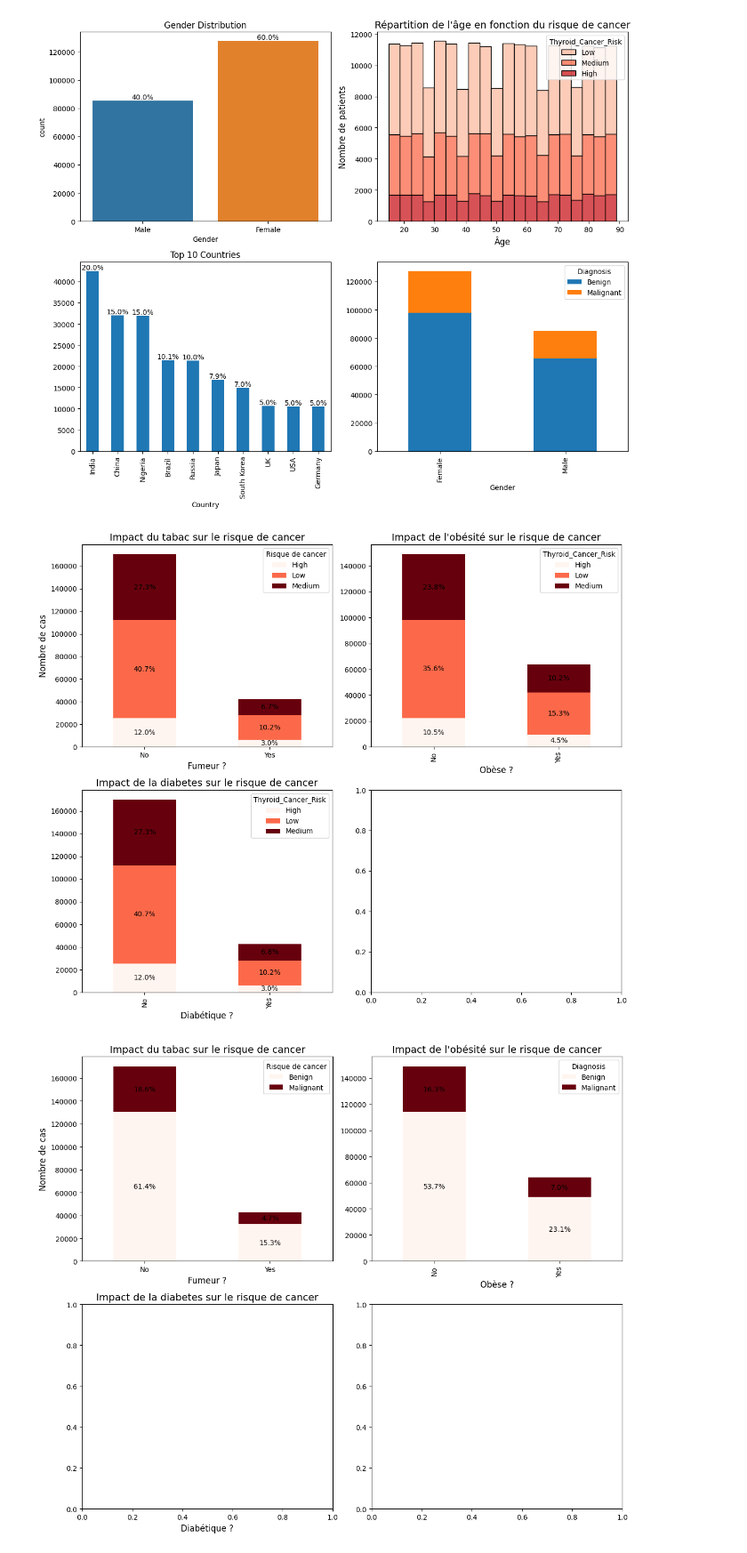
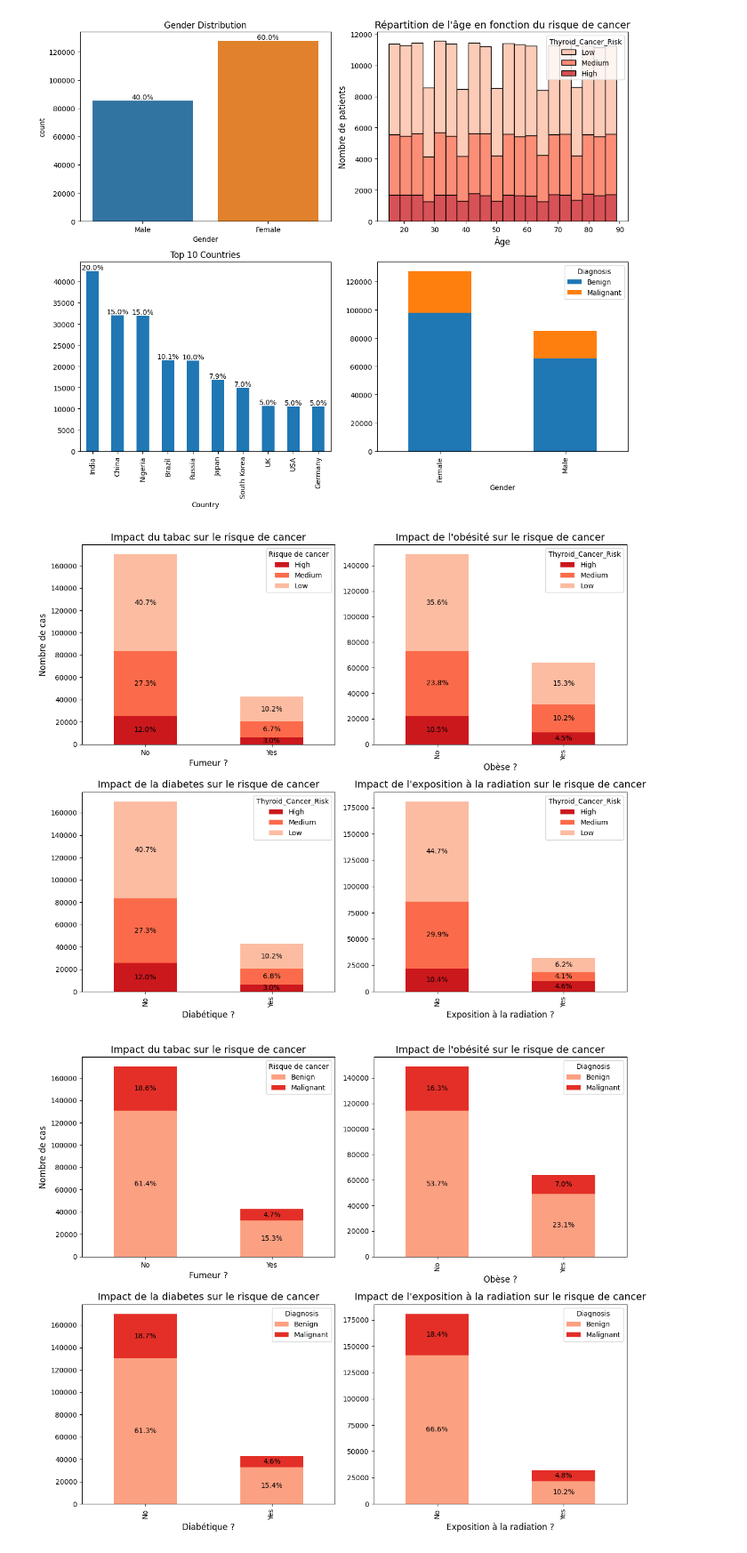
Before and after one commit to Death4Sword/ML_Cancer_Risk_Project, a Jupyter notebook: analyse_exhaustive.ipynb, the cells around one changed output. Shown at 89% size. Saved outputs shown, nothing was run; the diff lists cells and outputs as text; code cells hidden in the pictures.

```diff
--- a/analyse_exhaustive.ipynb
+++ b/analyse_exhaustive.ipynb
@@ -135,9 +145,17 @@ plt.show()
 # %%
 fig, axes = plt.subplots(2, 2, figsize=(12, 10))
 
+# Ordering & couleurs pour les graphiques
+order = ["High", "Medium", "Low"]
+colors = sns.color_palette("Reds_r", n_colors=3)
+
+
+
+
 # Impact du tabac sur le risque de cancer
 smoking_risk_counts = df.groupby(["Smoking", "Thyroid_Cancer_Risk"]).size().unstack()
-smoking_risk_counts.plot(kind="bar", stacked=True, colormap="Reds", ax=axes[0, 0])
+smoking_risk_counts = smoking_risk_counts.reindex(columns=order)
+smoking_risk_counts.plot(kind="bar", stacked=True, color=colors, ax=axes[0, 0])
 for container in axes[0, 0].containers:
     for bar in container:
         height = bar.get_height()
@@ -154,7 +172,8 @@ axes[0, 0].legend(title="Risque de cancer")
 
 # Impact de l'obésité sur le risque de cancer
 obesity_risk_counts = df.groupby(["Obesity", "Thyroid_Cancer_Risk"]).size().unstack()
-obesity_risk_counts.plot(kind="bar", stacked=True, colormap="Reds", ax=axes[0, 1])
+obesity_risk_counts = obesity_risk_counts.reindex(columns=order)
+obesity_risk_counts.plot(kind="bar", stacked=True, color=colors, ax=axes[0, 1])
 
 for container in axes[0, 1].containers:
     for bar in container:
@@ -167,9 +186,10 @@ for container in axes[0, 1].containers:
 axes[0, 1].set_title("Impact de l'obésité sur le risque de cancer", fontsize=14)
 axes[0, 1].set_xlabel("Obèse ?", fontsize=12)
 
-# Impact de la diabetes sur le risque de cancer
+# Impact du diabete sur le risque de cancer
 diabetes_risk_counts = df.groupby(["Diabetes", "Thyroid_Cancer_Risk"]).size().unstack()
-diabetes_risk_counts.plot(kind="bar", stacked=True, colormap="Reds", ax=axes[1, 0])
+diabetes_risk_counts = diabetes_risk_counts.reindex(columns=order)
+diabetes_risk_counts.plot(kind="bar", stacked=True, color=colors, ax=axes[1, 0])
 
 for container in axes[1, 0].containers:
     for bar in container:
@@ -183,20 +203,40 @@ axes[1, 0].set_title("Impact de la diabetes sur le risque de cancer", fontsize=1
 axes[1, 0].set_xlabel("Diabétique ?", fontsize=12)
 
 
+# Impact de l'exposition a la radiation sur le risque de cancer
+radiation_exposure_counts = df.groupby(["Radiation_Exposure", "Thyroid_Cancer_Risk"]).size().unstack()
+radiation_exposure_counts = radiation_exposure_counts.reindex(columns=order)
+radiation_exposure_counts.plot(kind='bar', stacked=True, color=colors, ax=axes[1,1])
+
+for container in axes[1, 1].containers:
+    for bar in container:
+        height = bar.get_height()
+        if height > 0:
+            percentage = f'{100 * height / df.shape[0]:.1f}%'
+            axes[1, 1].annotate(percentage,
+                                (bar.get_x() + bar.get_width() / 2, bar.get_y() + height / 2),
+                                ha='center', va='center', fontsize=10, color='black')
+
+axes[1, 1].set_title("Impact de l'exposition à la radiation sur le risque de cancer", fontsize=14)
+axes[1, 1].set_xlabel("Exposition à la radiation ?", fontsize=12)
+
+
 plt.tight_layout()
 plt.show()
-
-
-
-# add expostion radiation !
 # %% [output]
-[figure, old version]
+[figure, new version]
 # %%
 fig, axes = plt.subplots(2, 2, figsize=(12, 10))
 
+# Ordering & couleurs pour les graphiques
+order = ['Benign', 'Malignant']
+colors = sns.color_palette("Reds", n_colors=2)
+
+
 # Impact du tabac sur le risque de cancer
 smoking_risk_counts = df.groupby(["Smoking", "Diagnosis"]).size().unstack()
-smoking_risk_counts.plot(kind="bar", stacked=True, colormap="Reds", ax=axes[0, 0])
+smoking_risk_counts = smoking_risk_counts.reindex(columns=order)
+smoking_risk_counts.plot(kind="bar", stacked=True, color=colors, ax=axes[0, 0])
 for container in axes[0, 0].containers:
     for bar in container:
         height = bar.get_height()
@@ -213,39 +253,61 @@ axes[0, 0].legend(title="Risque de cancer")
 
 # Impact de l'obésité sur le risque de cancer
 obesity_risk_counts = df.groupby(["Obesity", "Diagnosis"]).size().unstack()
-obesity_risk_counts.plot(kind="bar", stacked=True, colormap="Reds", ax=axes[0, 1])
+
+obesity_risk_counts = obesity_risk_counts.reindex(columns=order)
+obesity_risk_counts.plot(kind="bar", stacked=True, color=colors, ax=axes[0, 1])
 
 for container in axes[0, 1].containers:
     for bar in container:
         height = bar.get_height()
         if height > 0:
             percentage = f'{100 * height / df.shape[0]:.1f}%'
             axes[0, 1].annotate(percentage,
                                 (bar.get_x() + bar.get_width() / 2, bar.get_y() + height / 2),
                                 ha='center', va='center', fontsize=10, color='black')
 axes[0, 1].set_title("Impact de l'obésité sur le risque de cancer", fontsize=14)
 axes[0, 1].set_xlabel("Obèse ?", fontsize=12)
 
 # Impact de la diabetes sur le risque de cancer
 diabetes_risk_counts = df.groupby(["Diabetes", "Diagnosis"]).size().unstack()
+diabetes_risk_counts = diabetes_risk_counts.reindex(columns=order)
+diabetes_risk_counts.plot(kind='bar', stacked=True, color=colors, ax=axes[1, 0])
 for container in axes[1, 0].containers:
     for bar in container:
         height = bar.get_height()
         if height > 0:
             percentage = f'{100 * height / df.shape[0]:.1f}%'
             axes[1, 0].annotate(percentage,
                                 (bar.get_x() + bar.get_width() / 2, bar.get_y() + height / 2),
                                 ha='center', va='center', fontsize=10, color='black')
 axes[1, 0].set_title("Impact de la diabetes sur le risque de cancer", fontsize=14)
 axes[1, 0].set_xlabel("Diabétique ?", fontsize=12)
 
 
+# Impact de l'exposition a la radiation sur le risque de cancer
+
+radiation_exposure_counts = df.groupby(["Radiation_Exposure", "Diagnosis"]).size().unstack()
+radiation_exposure_counts = radiation_exposure_counts.reindex(columns=order)
+radiation_exposure_counts.plot(kind='bar', stacked=True, color=colors, ax=axes[1,1])
+
+for container in axes[1, 1].containers:
+    for bar in container:
+        height = bar.get_height()
+        if height > 0:
+            percentage = f'{100 * height / df.shape[0]:.1f}%'
+            axes[1, 1].annotate(percentage,
+                                (bar.get_x() + bar.get_width() / 2, bar.get_y() + height / 2),
+                                ha='center', va='center', fontsize=10, color='black')
+
+axes[1, 1].set_title("Impact de l'exposition à la radiation sur le risque de cancer", fontsize=14)
+axes[1, 1].set_xlabel("Exposition à la radiation ?", fontsize=12)
+
 plt.tight_layout()
 plt.show()
 
 # add expostion radiation & modifier les couleurs !
 # %% [output]
-[figure, old version]
+[figure, new version]
 # %%
 plt.figure(figsize=(8, 6))
 correlation = df[["Nodule_Size", "TSH_Level", "T3_Level", "T4_Level"]].corr()
```
Also changed, not shown: parts of 1 cell of this notebook, 1 other file.
